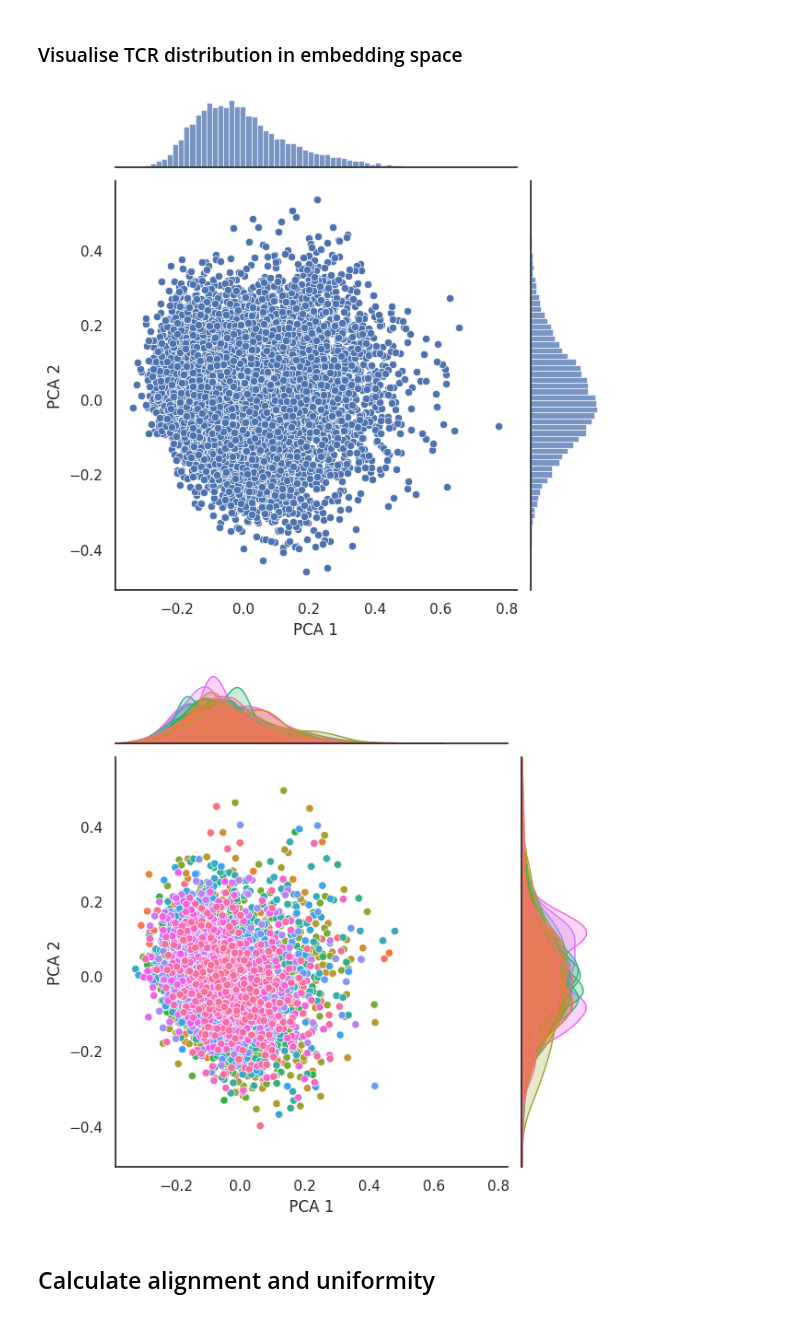
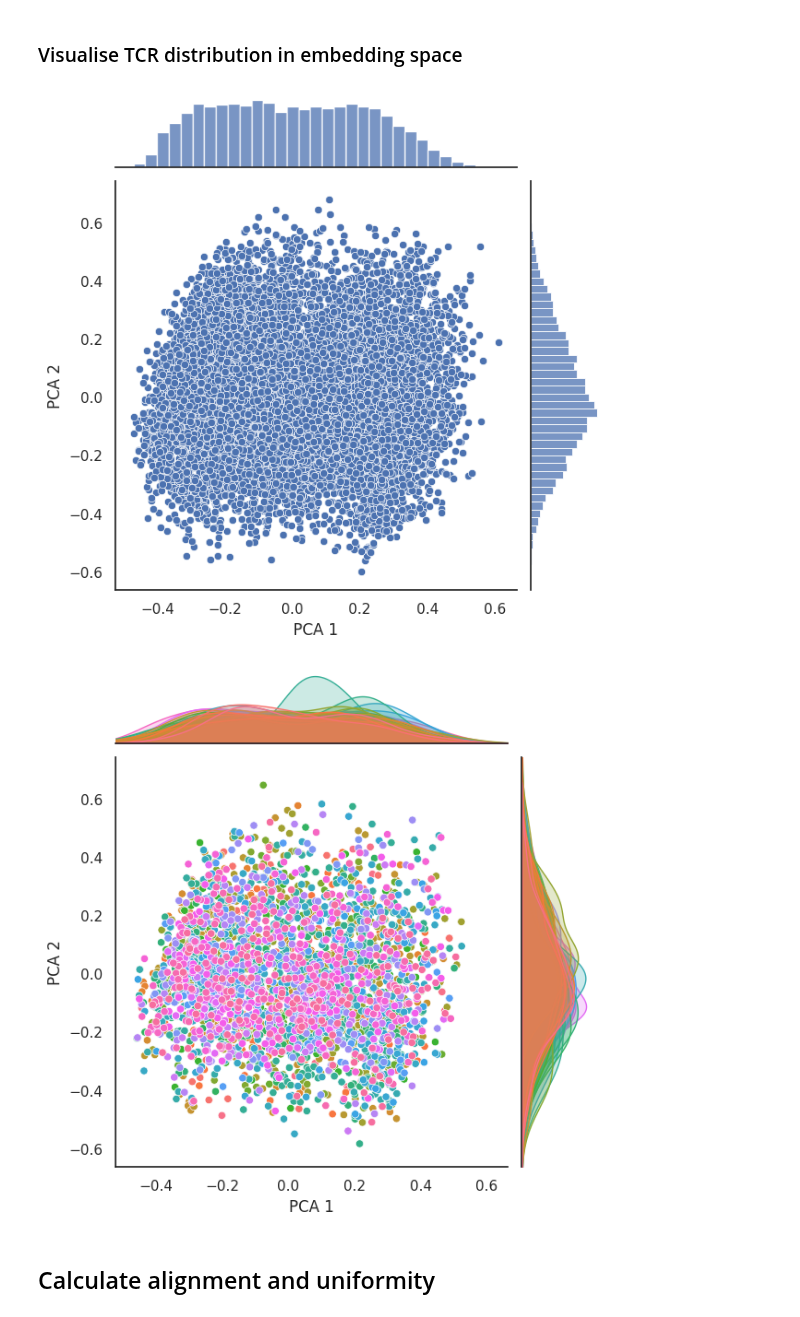
Before and after one commit to yutanagano/tcrlm, a Jupyter notebook: notebooks/benchmark_beta.ipynb, the cells around one changed output. Saved outputs shown, nothing was run; the diff lists cells and outputs as text; code cells hidden in the pictures.

```diff
--- a/notebooks/benchmark_beta.ipynb
+++ b/notebooks/benchmark_beta.ipynb
@@ -39,14 +49,16 @@ else:
 # %% [markdown]
 ### Load model
 # %%
-model_save_dir = Path('/home/yutanagano/UCLOneDrive/MBPhD/projects/tcr_embedder/model_saves/EpitopeContrastive_SimCLoss_BetaCDR3BERT_ap')
-with open(model_save_dir/'config.json', 'r') as f:
+SAVE_DIR = Path('/home/yutanagano/UCLOneDrive/MBPhD/projects/tcr_embedder/model_saves/')
+MODEL_DIR = SAVE_DIR/'BVCDR3BERT'
+
+with open(MODEL_DIR/'config.json', 'r') as f:
     config = json.load(f)
-model = modules.EpContBetaCDR3BERT_ap(
-    contrastive_loss_type='SimCLoss',
+
+model = MODEL_CLASSES[config['model']['class']](
     **config['model']['config']
 )
-model.load_state_dict(torch.load(model_save_dir/'state_dict.pt'))
+model.load_state_dict(torch.load(MODEL_DIR/'state_dict.pt'))
 model.eval()
 model.to(device)
 
@@ -89,17 +101,15 @@ if not CACHE_DIR.is_dir():
 # %% [markdown]
 ### Load data
 # %%
-tanno_et_al_test_subset = pd.read_csv('/home/yutanagano/UCLOneDrive/MBPhD/projects/tcr_embedder/data/preprocessed/tanno/test_beta.csv').iloc[:10000]
-
 back_ds = TCRDataset(
-    data=tanno_et_al_test_subset,
-    tokeniser=CDR3Tokeniser()
+    data='/home/yutanagano/UCLOneDrive/MBPhD/projects/tcr_embedder/data/preprocessed/tanno/test.csv',
+    tokeniser=TOKENISERS[config['data']['tokeniser']]()
 )
 back_dl = TCRDataLoader(dataset=back_ds, batch_size=512, shuffle=False)
 # %%
 ep_ds = TCRDataset(
     data='/home/yutanagano/UCLOneDrive/MBPhD/projects/tcr_embedder/data/preprocessed/vdjdb/evaluation_beta.csv',
-    tokeniser=CDR3Tokeniser()
+    tokeniser=TOKENISERS[config['data']['tokeniser']]()
 )
 ep_dl = TCRDataLoader(dataset=ep_ds, batch_size=512, shuffle=False)
 # %% [markdown]
@@ -169,7 +179,7 @@ plt.show()
 background = pca.transform(back_embs.cpu().detach().numpy())[:,:2]
 epitope_labeled = pca.transform(ep_embs.cpu().detach().numpy())[:,:2]
 # %%
-bg_viz = seaborn.jointplot(x=background[:,0], y=background[:,1])
+bg_viz = seaborn.jointplot(x=background[:10000,0], y=background[:10000,1])
 
 ylim = bg_viz.ax_joint.get_ylim()
 xlim = bg_viz.ax_joint.get_xlim()
@@ -178,14 +188,14 @@ bg_viz.set_axis_labels(xlabel='PCA 1', ylabel='PCA 2')
 bg_viz.savefig(BENCHMARK_DIR/'bg_viz.png')
 plt.show()
 # %% [output]
-[figure, old version]
+[figure, new version]
 # %%
-ep_viz = seaborn.jointplot(x=epitope_labeled[:,0], y=epitope_labeled[:,1], xlim=xlim, ylim=ylim, hue=ep_ds._data['Epitope'], legend=False)
+ep_viz = seaborn.jointplot(x=epitope_labeled[:10000,0], y=epitope_labeled[:10000,1], xlim=xlim, ylim=ylim, hue=ep_ds._data['Epitope'].iloc[:10000], legend=False)
 ep_viz.set_axis_labels(xlabel='PCA 1', ylabel='PCA 2')
 ep_viz.savefig(BENCHMARK_DIR/'ep_viz.png')
 plt.show()
 # %% [output]
-[figure, old version]
+[figure, new version]
 # %% [markdown]
 ## Calculate alignment and uniformity
 # %%
```
Also changed, not shown: parts of 11 cells of this notebook, 18 other files.
